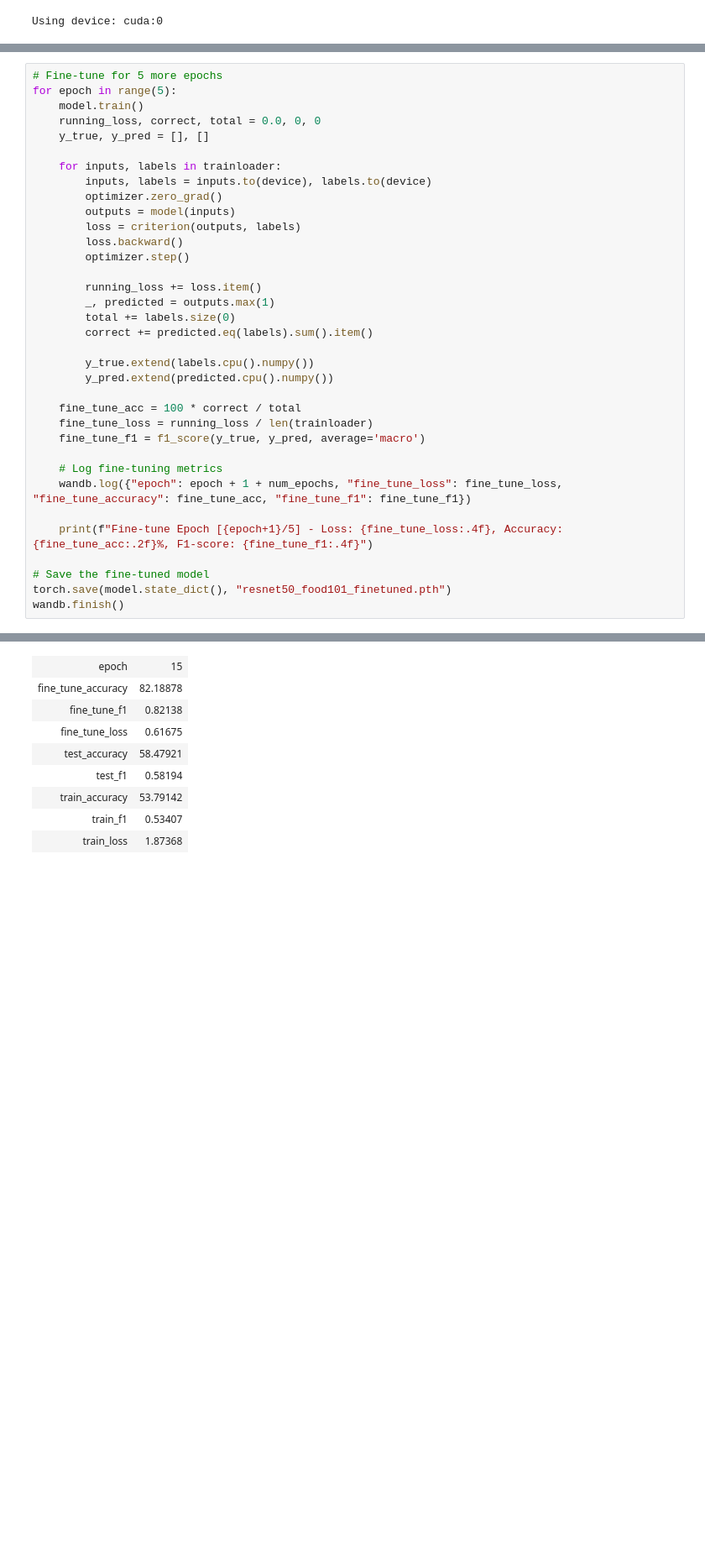
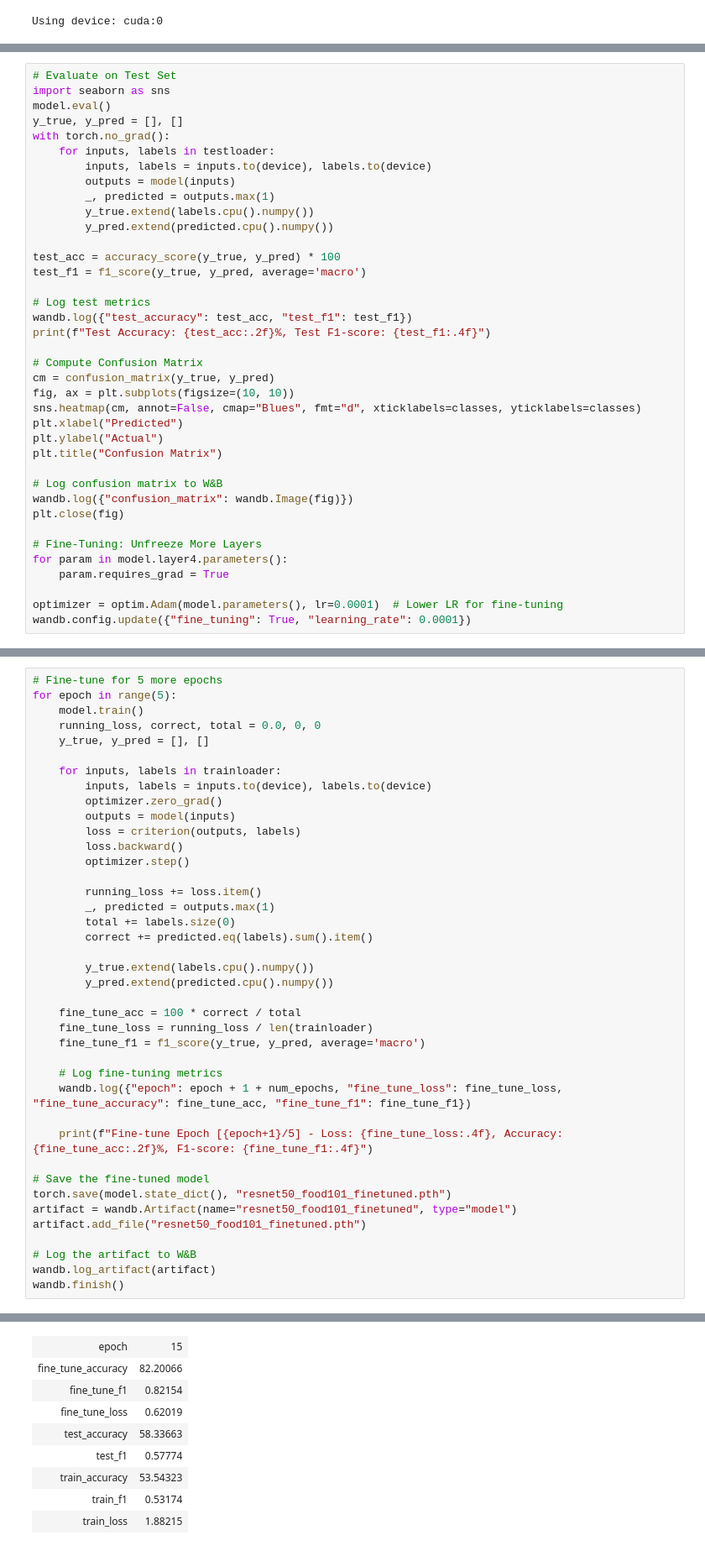
Before and after one commit to sonalshreya25/DeepLearning, a Jupyter notebook: Resnet4.ipynb, the cells around one changed output, grey strips where cells are left out. Shown: that part at 84% size. Drawn from its saved outputs; the diff is of its cells as text; blank space fills up the shorter version.

```diff
--- a/Resnet4.ipynb
+++ b/Resnet4.ipynb
@@ -128,0 +230,38 @@ WARNING:matplotlib.image:Clipping input data to the valid range for imshow with
+# %%
+# Evaluate on Test Set
+import seaborn as sns
+model.eval()
+y_true, y_pred = [], []
+with torch.no_grad():
+    for inputs, labels in testloader:
+        inputs, labels = inputs.to(device), labels.to(device)
+        outputs = model(inputs)
+        _, predicted = outputs.max(1)
+        y_true.extend(labels.cpu().numpy())
+        y_pred.extend(predicted.cpu().numpy())
+
+test_acc = accuracy_score(y_true, y_pred) * 100
+test_f1 = f1_score(y_true, y_pred, average='macro')
+
+# Log test metrics
+wandb.log({"test_accuracy": test_acc, "test_f1": test_f1})
+print(f"Test Accuracy: {test_acc:.2f}%, Test F1-score: {test_f1:.4f}")
+
+# Compute Confusion Matrix
+cm = confusion_matrix(y_true, y_pred)
+fig, ax = plt.subplots(figsize=(10, 10))
+sns.heatmap(cm, annot=False, cmap="Blues", fmt="d", xticklabels=classes, yticklabels=classes)
+plt.xlabel("Predicted")
+plt.ylabel("Actual")
+plt.title("Confusion Matrix")
+
+# Log confusion matrix to W&B
+wandb.log({"confusion_matrix": wandb.Image(fig)})
+plt.close(fig)
+
+# Fine-Tuning: Unfreeze More Layers
+for param in model.layer4.parameters():
+    param.requires_grad = True
+
+optimizer = optim.Adam(model.parameters(), lr=0.0001)  # Lower LR for fine-tuning
+wandb.config.update({"fine_tuning": True, "learning_rate": 0.0001})
@@ -265,5 +491,10 @@ for epoch in range(5):
 
 # Save the fine-tuned model
 torch.save(model.state_dict(), "resnet50_food101_finetuned.pth")
+artifact = wandb.Artifact(name="resnet50_food101_finetuned", type="model")
+artifact.add_file("resnet50_food101_finetuned.pth")
+
+# Log the artifact to W&B
+wandb.log_artifact(artifact)
 wandb.finish()
 # %% [output]
@@ -286,10 +517,10 @@ Run history:
 Run summary:
 | epoch | 15 |
-| fine_tune_accuracy | 82.18878 |
-| fine_tune_f1 | 0.82138 |
-| fine_tune_loss | 0.61675 |
-| test_accuracy | 58.47921 |
-| test_f1 | 0.58194 |
-| train_accuracy | 53.79142 |
-| train_f1 | 0.53407 |
-| train_loss | 1.87368 |
+| fine_tune_accuracy | 82.20066 |
+| fine_tune_f1 | 0.82154 |
+| fine_tune_loss | 0.62019 |
+| test_accuracy | 58.33663 |
+| test_f1 | 0.57774 |
+| train_accuracy | 53.54323 |
+| train_f1 | 0.53174 |
+| train_loss | 1.88215 |
```
Also changed, not shown: parts of 21 cells of this notebook.
